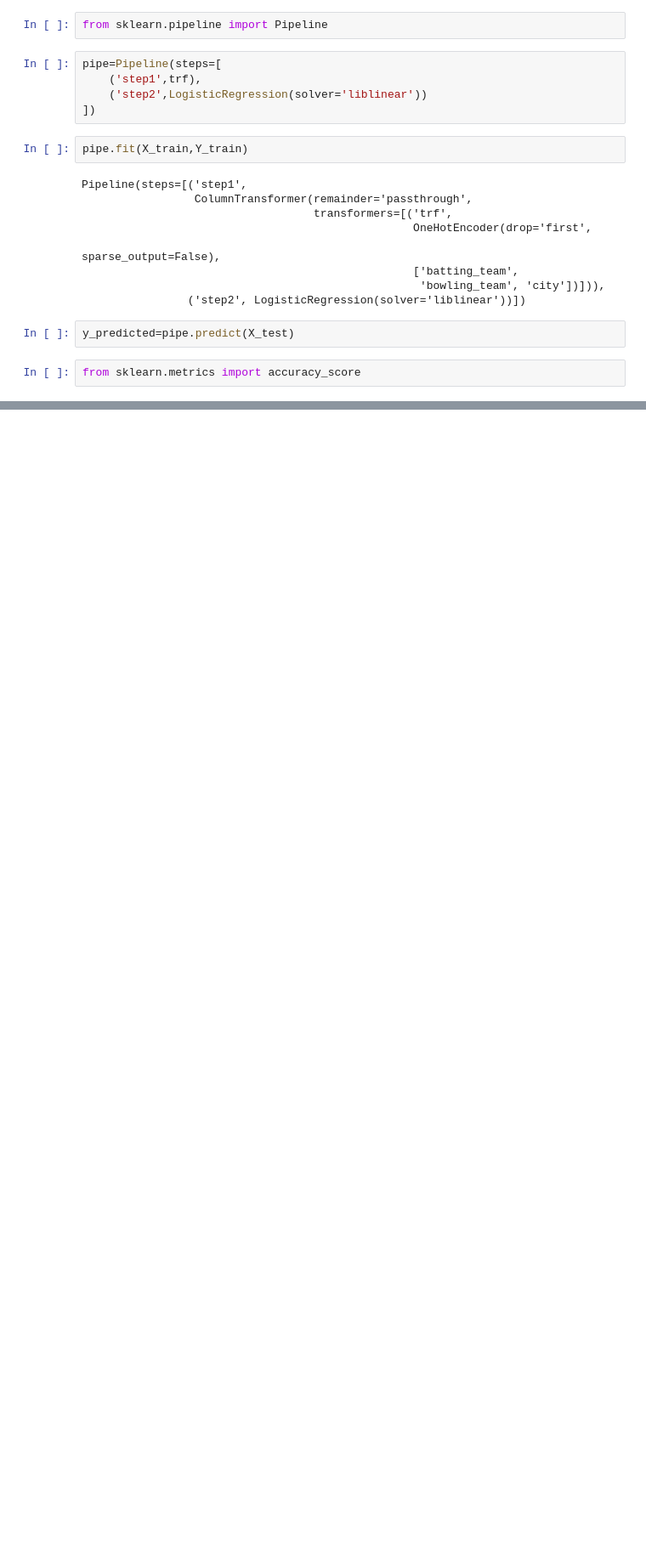
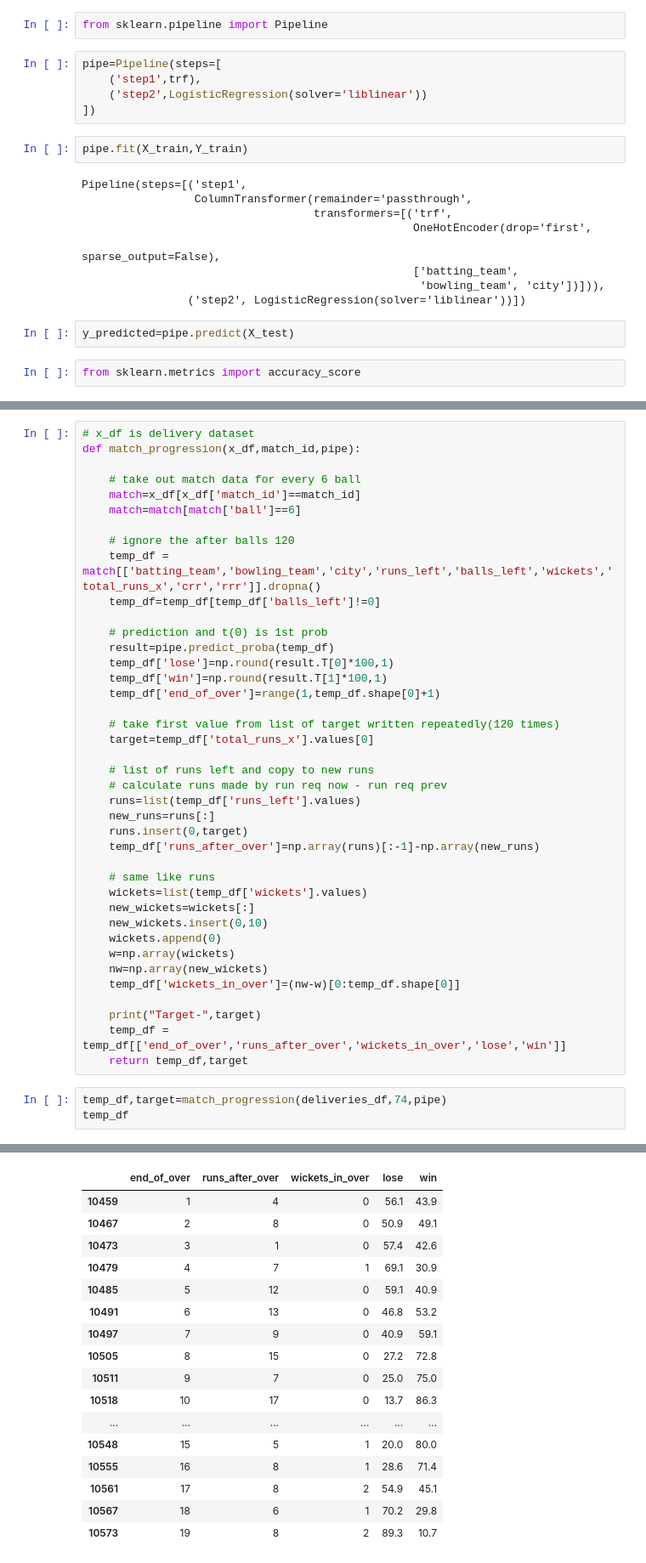
Before and after one commit to abhaygzb15/IPL-Win-Probability-Predictor, a Jupyter notebook: IPL Win Predictor.ipynb, the cells around one changed output, grey strips where cells are left out. Shown: that part at 85% size. Drawn from its saved outputs; the diff is of its cells as text; blank space fills up the shorter version.

Commit message:
Find probability of winning by over

```diff
--- a/IPL Win Predictor.ipynb
+++ b/IPL Win Predictor.ipynb
@@ -604,0 +614,44 @@ print(accuracy_score(Y_test,y_predicted))
+# %%
+# x_df is delivery dataset
+def match_progression(x_df,match_id,pipe):
+
+    # take out match data for every 6 ball
+    match=x_df[x_df['match_id']==match_id]
+    match=match[match['ball']==6]
+
+    # ignore the after balls 120
+    temp_df = match[['batting_team','bowling_team','city','runs_left','balls_left','wickets','total_runs_x','crr','rrr']].dropna()
+    temp_df=temp_df[temp_df['balls_left']!=0]
+
+    # prediction and t(0) is 1st prob
+    result=pipe.predict_proba(temp_df)
+    temp_df['lose']=np.round(result.T[0]*100,1)
+    temp_df['win']=np.round(result.T[1]*100,1)
+    temp_df['end_of_over']=range(1,temp_df.shape[0]+1)
+
+    # take first value from list of target written repeatedly(120 times)
+    target=temp_df['total_runs_x'].values[0]
+
+    # list of runs left and copy to new runs
+    # calculate runs made by run req now - run req prev
+    runs=list(temp_df['runs_left'].values)
+    new_runs=runs[:]
+    runs.insert(0,target)
+    temp_df['runs_after_over']=np.array(runs)[:-1]-np.array(new_runs)
+
+    # same like runs
+    wickets=list(temp_df['wickets'].values)
+    new_wickets=wickets[:]
+    new_wickets.insert(0,10)
+    wickets.append(0)
+    w=np.array(wickets)
+    nw=np.array(new_wickets)
+    temp_df['wickets_in_over']=(nw-w)[0:temp_df.shape[0]]
+
+    print("Target-",target)
+    temp_df = temp_df[['end_of_over','runs_after_over','wickets_in_over','lose','win']]
+    return temp_df,target
+# %%
+temp_df,target=match_progression(deliveries_df,74,pipe)
+temp_df
+# %% [output]
@@ -604,0 +659,17 @@ print(accuracy_score(Y_test,y_predicted))
+|  | end_of_over | runs_after_over | wickets_in_over | lose | win |
+| 10459 | 1 | 4 | 0 | 56.1 | 43.9 |
+| 10467 | 2 | 8 | 0 | 50.9 | 49.1 |
+| 10473 | 3 | 1 | 0 | 57.4 | 42.6 |
+| 10479 | 4 | 7 | 1 | 69.1 | 30.9 |
+| 10485 | 5 | 12 | 0 | 59.1 | 40.9 |
+| 10491 | 6 | 13 | 0 | 46.8 | 53.2 |
+| 10497 | 7 | 9 | 0 | 40.9 | 59.1 |
+| 10505 | 8 | 15 | 0 | 27.2 | 72.8 |
+| 10511 | 9 | 7 | 0 | 25.0 | 75.0 |
+| 10518 | 10 | 17 | 0 | 13.7 | 86.3 |
+| ... | ... | ... | ... | ... | ... |
+| 10548 | 15 | 5 | 1 | 20.0 | 80.0 |
+| 10555 | 16 | 8 | 1 | 28.6 | 71.4 |
+| 10561 | 17 | 8 | 2 | 54.9 | 45.1 |
+| 10567 | 18 | 6 | 1 | 70.2 | 29.8 |
+| 10573 | 19 | 8 | 2 | 89.3 | 10.7 |
```
Also changed, not shown: parts of 11 cells of this notebook.
